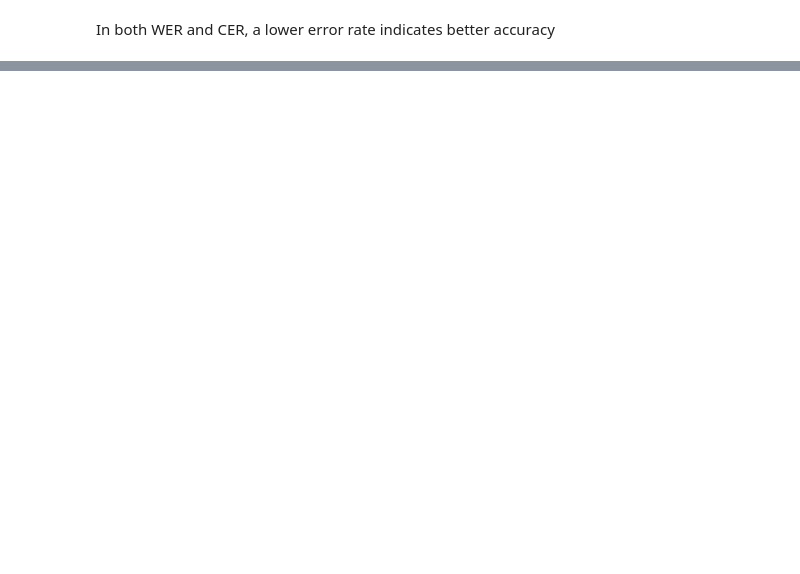
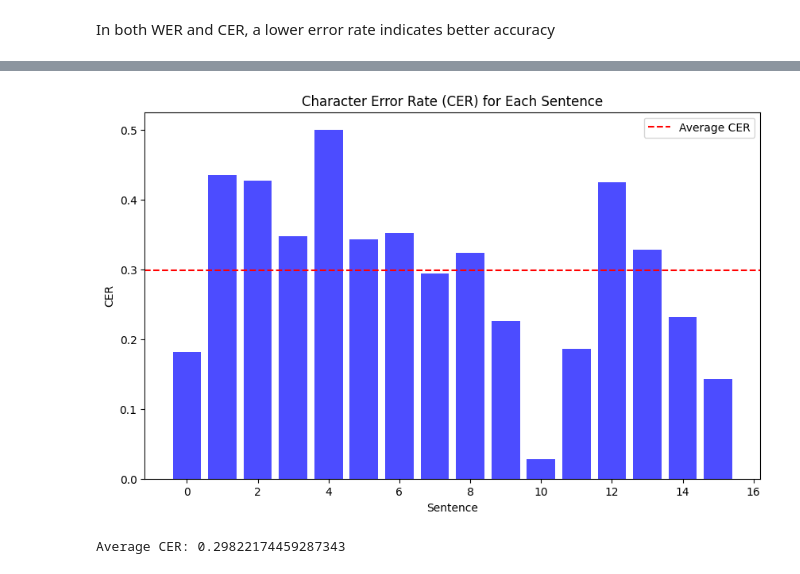
Before and after one commit to marina-sam14/Context-Aware-Spelling-Corrector, a Jupyter notebook: Assignment1.ipynb, the cells around one changed output, grey strips where cells are left out. Drawn from its saved outputs; the diff is of its cells as text; code cells hidden in the pictures; blank space fills up the shorter version.

```diff
--- a/Assignment1.ipynb
+++ b/Assignment1.ipynb
@@ -1560 +1731,32 @@ print(table)
 +-------------+----------+
+# %%
+import matplotlib.pyplot as plt
+
+# Assuming you have corrected_dataset and subset_of_sentences
+total_cer = 0
+num_sentences = len(subset_of_sentences)
+cers = []  # List to store CER values for each sentence
+
+for reference, corrected in zip(subset_of_sentences, corrected_dataset):
+    # Calculate CER
+    cer = calculate_cer(reference, corrected)
+    total_cer += cer
+    cers.append(cer)
+
+average_cer = total_cer / num_sentences
+
+# Create a bar chart for individual CER values
+plt.figure(figsize=(10, 6))
+plt.bar(range(num_sentences), cers, color='b', alpha=0.7)
+plt.xlabel('Sentence')
+plt.ylabel('CER')
+plt.title('Character Error Rate (CER) for Each Sentence')
+plt.axhline(average_cer, color='r', linestyle='--', label='Average CER')
+plt.legend()
+plt.show()
+
+print("\n")
+print("Average CER:", average_cer)
+# %% [output]
+[figure, added]
+Average CER: 0.29822174459287343
```
Also changed, not shown: parts of 65 cells of this notebook, 1 other file.
